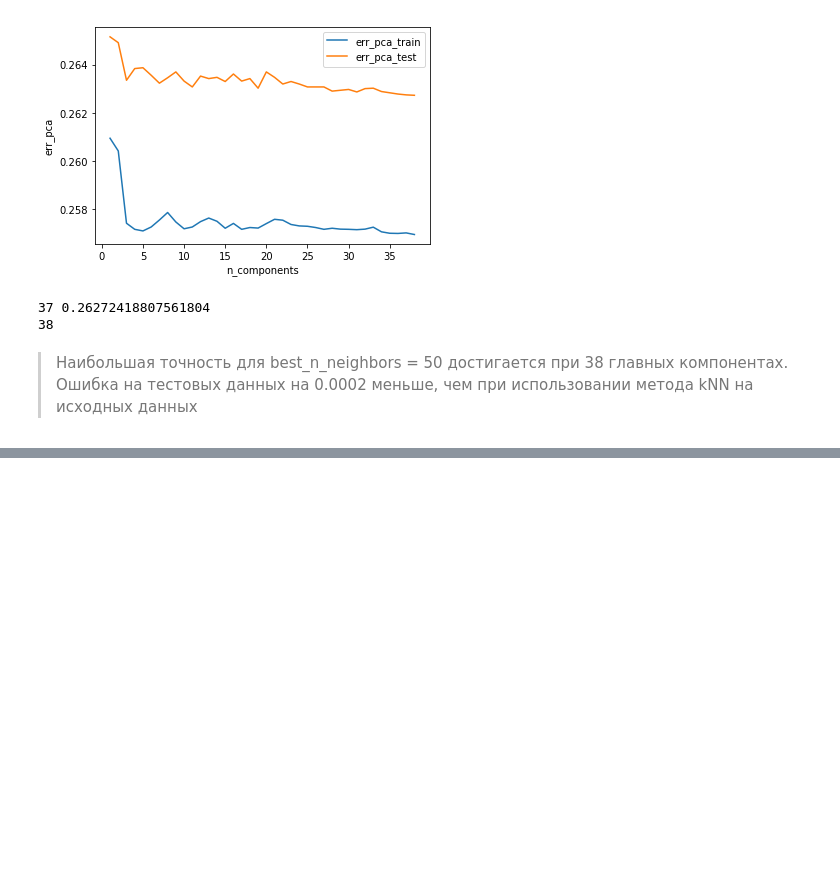
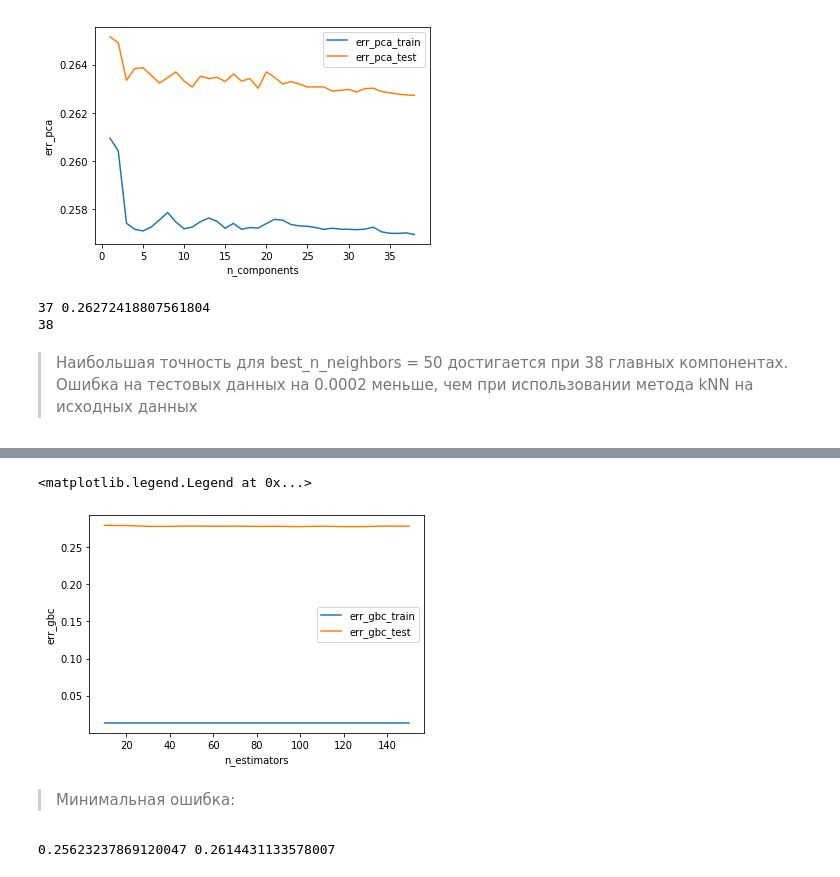
Before and after one commit to VinogradovaE/MachineLearning, a Jupyter notebook: renttherunway-fit-dataset.ipynb, the cells around one changed output, grey strips where cells are left out. Saved outputs shown, nothing was run; the diff lists cells and outputs as text; code cells hidden in the pictures; blank space fills up the shorter version.

```diff
--- a/renttherunway-fit-dataset.ipynb
+++ b/renttherunway-fit-dataset.ipynb
@@ -582,0 +827,17 @@ print(len(err_pca_test))
+# %%
+plt.plot(range(10, 160, 10), err_rfc_train, label='err_gbc_train')
+plt.plot(range(10, 160, 10), err_rfc_test, label='err_gbc_test')
+plt.xlabel('n_estimators')
+plt.ylabel('err_gbc')
+plt.legend()
+# %% [output]
+<matplotlib.legend.Legend at 0x...>
+[figure, added]
+# %% [markdown]
+> Минимальная ошибка:
+# %%
+min_train_err = np.min(err_gbc_train)
+min_test_err = np.min(err_gbc_test)
+print(min_train_err, min_test_err)
+# %% [output]
+0.25623237869120047 0.2614431133578007
```
Also changed, not shown: parts of 30 cells of this notebook.
